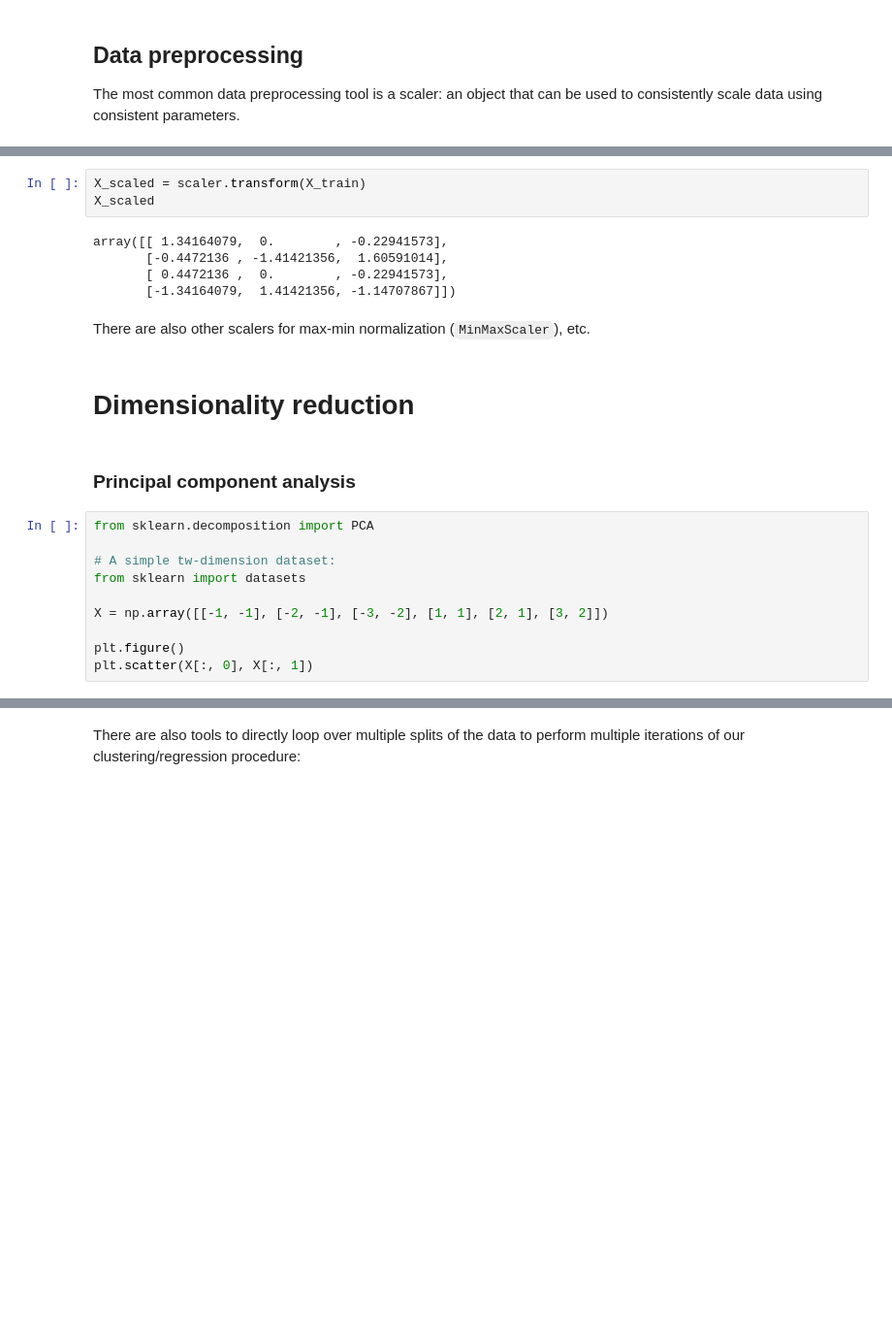
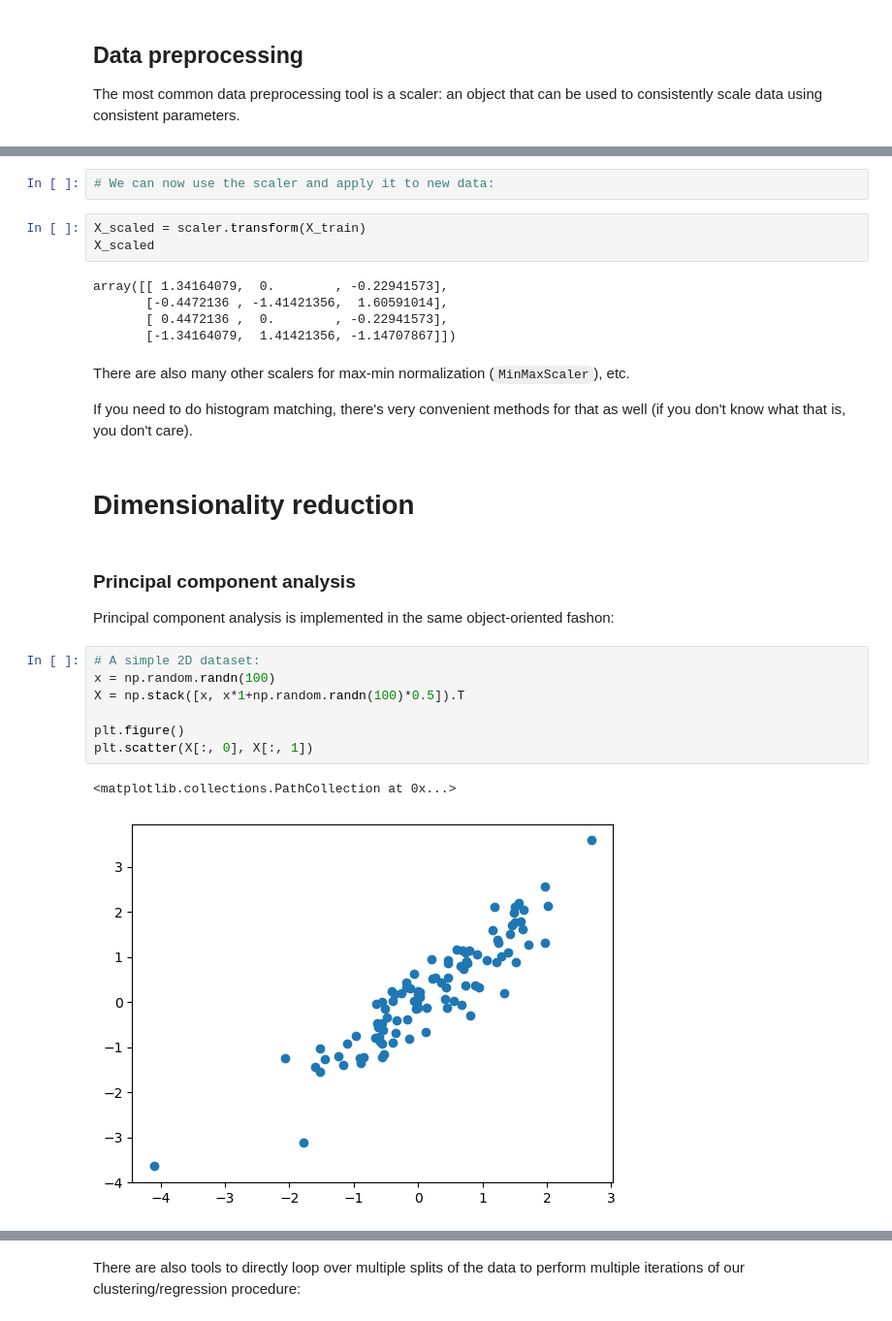
Before and after one commit to vigji/python-cimec-2024, a Jupyter notebook: lectures/Lecture3.1_Statistics-Machine-learning.ipynb, the cells around one changed output, grey strips where cells are left out. Shown at 97% size. Drawn from its saved outputs; the diff is of its cells as text; blank space fills up the shorter version.

```diff
--- a/lectures/Lecture3.1_Statistics-Machine-learning.ipynb
+++ b/lectures/Lecture3.1_Statistics-Machine-learning.ipynb
@@ -282,3 +271,5 @@ Data means:  [1.25   0.5    1.1875]
+# %%
+# We can now use the scaler and apply it to new data:
 # %%
 X_scaled = scaler.transform(X_train)
 X_scaled
@@ -288,18 +279,22 @@ array([[ 1.34164079,  0.        , -0.22941573],
        [ 0.4472136 ,  0.        , -0.22941573],
        [-1.34164079,  1.41421356, -1.14707867]])
 # %% [markdown]
-There are also other scalers for max-min normalization (`MinMaxScaler`), etc.
+There are also many other scalers for max-min normalization (`MinMaxScaler`), etc.
+
+If you need to do histogram matching, there's very convenient methods for that as well (if you don't know what that is, you don't care).
 # %% [markdown]
 # Dimensionality reduction
 # %% [markdown]
 ### Principal component analysis
+
+Principal component analysis is implemented in the same object-oriented fashon:
 # %%
-from sklearn.decomposition import PCA
-
-# A simple tw-dimension dataset:
-from sklearn import datasets
-
-X = np.array([[-1, -1], [-2, -1], [-3, -2], [1, 1], [2, 1], [3, 2]])
+# A simple 2D dataset:
+x = np.random.randn(100)
+X = np.stack([x, x*1+np.random.randn(100)*0.5]).T
 
 plt.figure()
 plt.scatter(X[:, 0], X[:, 1])
+# %% [output]
+<matplotlib.collections.PathCollection at 0x...>
+[figure, added]
```
Also changed, not shown: parts of 59 cells of this notebook, 1 other file.
